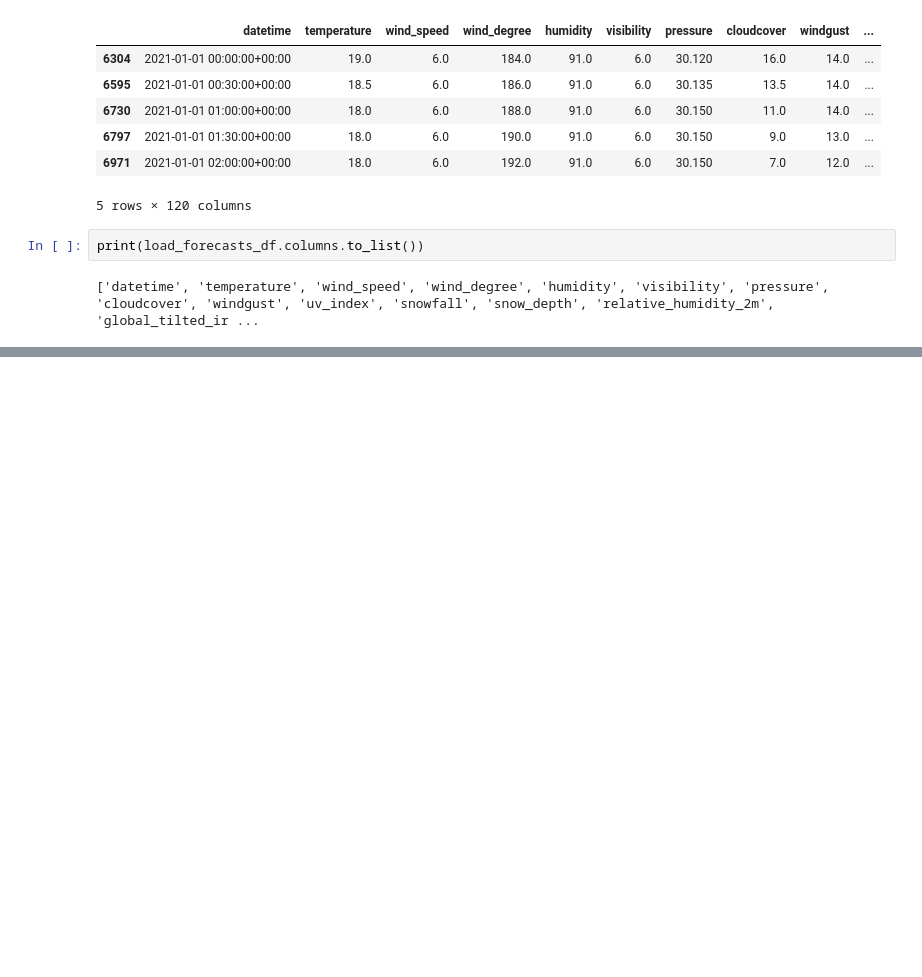
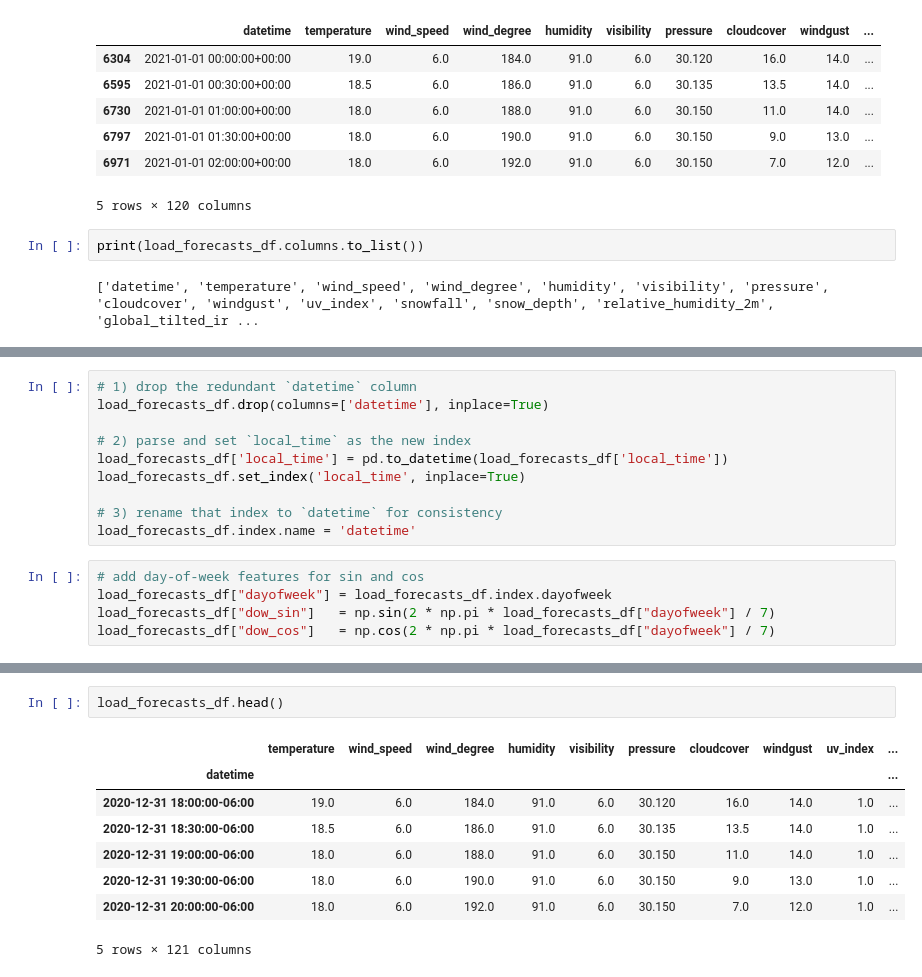
Before and after one commit to LNRobertson/East_River, a Jupyter notebook: notebooks/modeling/baseline_model.ipynb, the cells around one changed output, grey strips where cells are left out. Drawn from its saved outputs; the diff is of its cells as text; blank space fills up the shorter version.

```diff
--- a/notebooks/modeling/baseline_model.ipynb
+++ b/notebooks/modeling/baseline_model.ipynb
@@ -57,0 +135,15 @@ plt.show()
+# %%
+# 1) drop the redundant `datetime` column
+load_forecasts_df.drop(columns=['datetime'], inplace=True)
+
+# 2) parse and set `local_time` as the new index
+load_forecasts_df['local_time'] = pd.to_datetime(load_forecasts_df['local_time'])
+load_forecasts_df.set_index('local_time', inplace=True)
+
+# 3) rename that index to `datetime` for consistency
+load_forecasts_df.index.name = 'datetime'
+# %%
+# add day-of-week features for sin and cos
+load_forecasts_df["dayofweek"] = load_forecasts_df.index.dayofweek
+load_forecasts_df["dow_sin"]   = np.sin(2 * np.pi * load_forecasts_df["dayofweek"] / 7)
+load_forecasts_df["dow_cos"]   = np.cos(2 * np.pi * load_forecasts_df["dayofweek"] / 7)
@@ -57,0 +166,11 @@ plt.show()
+# %%
+load_forecasts_df.head()
+# %% [output]
+|  | temperature | wind_speed | wind_degree | humidity | visibility | pressure | cloudcover | windgust | uv_index | ... |
+| datetime |  |  |  |  |  |  |  |  |  | ... |
+| 2020-12-31 18:00:00-06:00 | 19.0 | 6.0 | 184.0 | 91.0 | 6.0 | 30.120 | 16.0 | 14.0 | 1.0 | ... |
+| 2020-12-31 18:30:00-06:00 | 18.5 | 6.0 | 186.0 | 91.0 | 6.0 | 30.135 | 13.5 | 14.0 | 1.0 | ... |
+| 2020-12-31 19:00:00-06:00 | 18.0 | 6.0 | 188.0 | 91.0 | 6.0 | 30.150 | 11.0 | 14.0 | 1.0 | ... |
+| 2020-12-31 19:30:00-06:00 | 18.0 | 6.0 | 190.0 | 91.0 | 6.0 | 30.150 | 9.0 | 13.0 | 1.0 | ... |
+| 2020-12-31 20:00:00-06:00 | 18.0 | 6.0 | 192.0 | 91.0 | 6.0 | 30.150 | 7.0 | 12.0 | 1.0 | ... |
+5 rows × 121 columns
```
Also changed, not shown: parts of 19 cells of this notebook.
